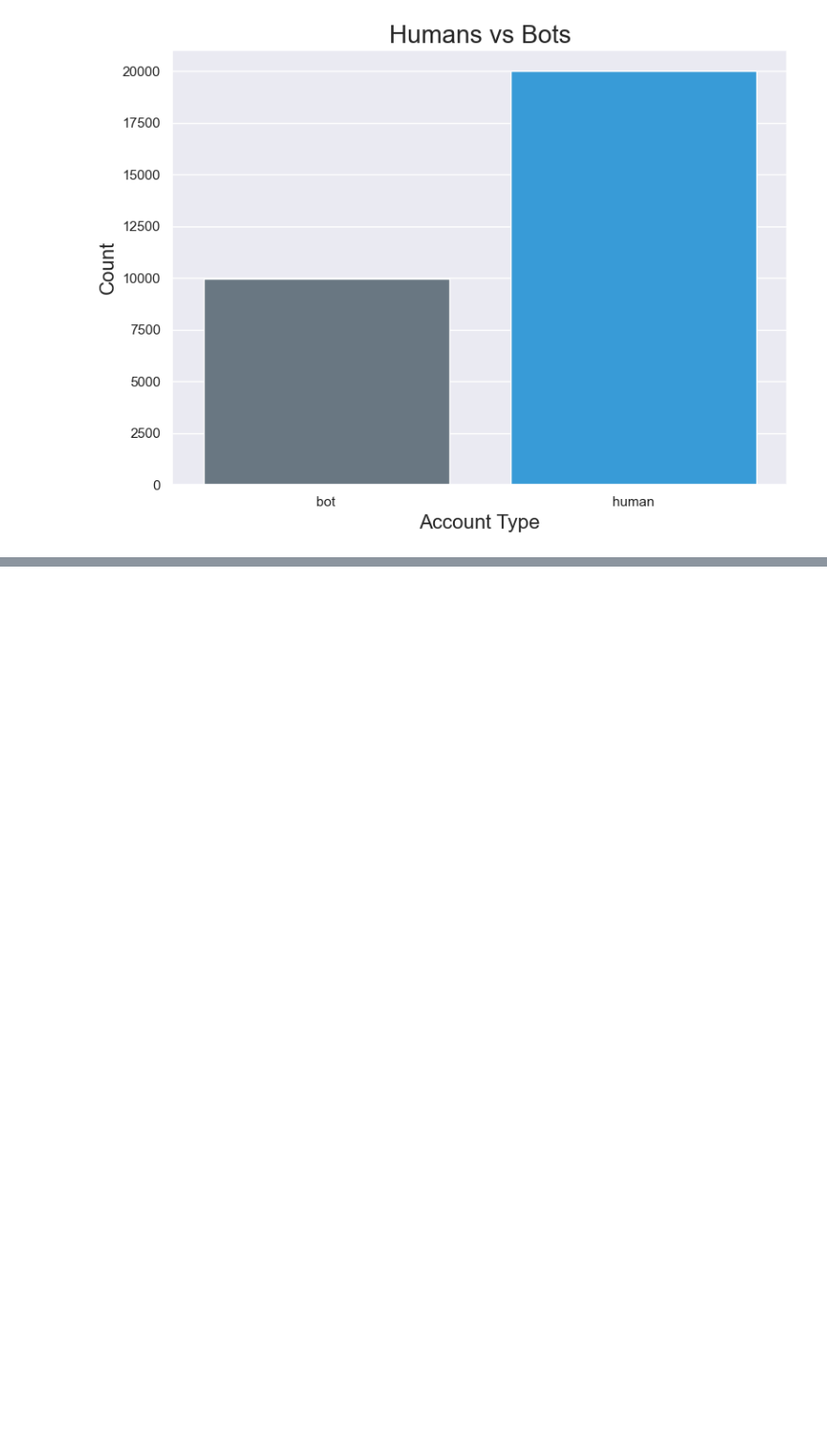
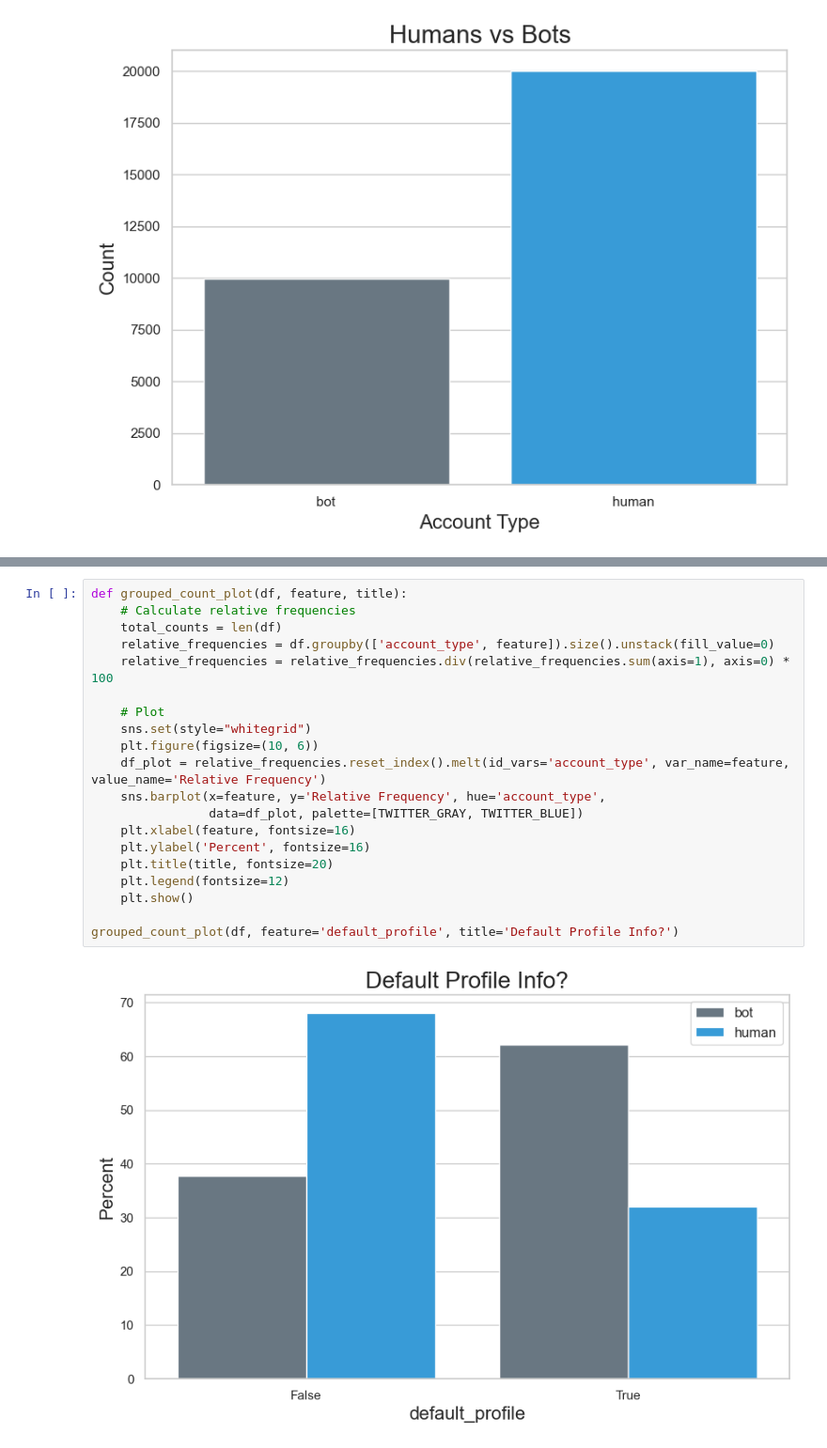
Before and after one commit to scs5/twitter-bot-detection, a Jupyter notebook: src/eda.ipynb, the cells around one changed output, grey strips where cells are left out. Shown at 94% size. Cells and saved outputs as stored; diff of their text form; blank space fills up the shorter version.

```diff
--- a/src/eda.ipynb
+++ b/src/eda.ipynb
@@ -85,0 +109,22 @@ plt.show()
+# %%
+def grouped_count_plot(df, feature, title):
+    # Calculate relative frequencies
+    total_counts = len(df)
+    relative_frequencies = df.groupby(['account_type', feature]).size().unstack(fill_value=0)
+    relative_frequencies = relative_frequencies.div(relative_frequencies.sum(axis=1), axis=0) * 100
+
+    # Plot
+    sns.set(style="whitegrid")
+    plt.figure(figsize=(10, 6))
+    df_plot = relative_frequencies.reset_index().melt(id_vars='account_type', var_name=feature, value_name='Relative Frequency')
+    sns.barplot(x=feature, y='Relative Frequency', hue='account_type',
+                data=df_plot, palette=[TWITTER_GRAY, TWITTER_BLUE])
+    plt.xlabel(feature, fontsize=16)
+    plt.ylabel('Percent', fontsize=16)
+    plt.title(title, fontsize=20)
+    plt.legend(fontsize=12)
+    plt.show()
+
+grouped_count_plot(df, feature='default_profile', title='Default Profile Info?')
+# %% [output]
+[figure, added]
```
Also changed, not shown: parts of 10 cells of this notebook.
